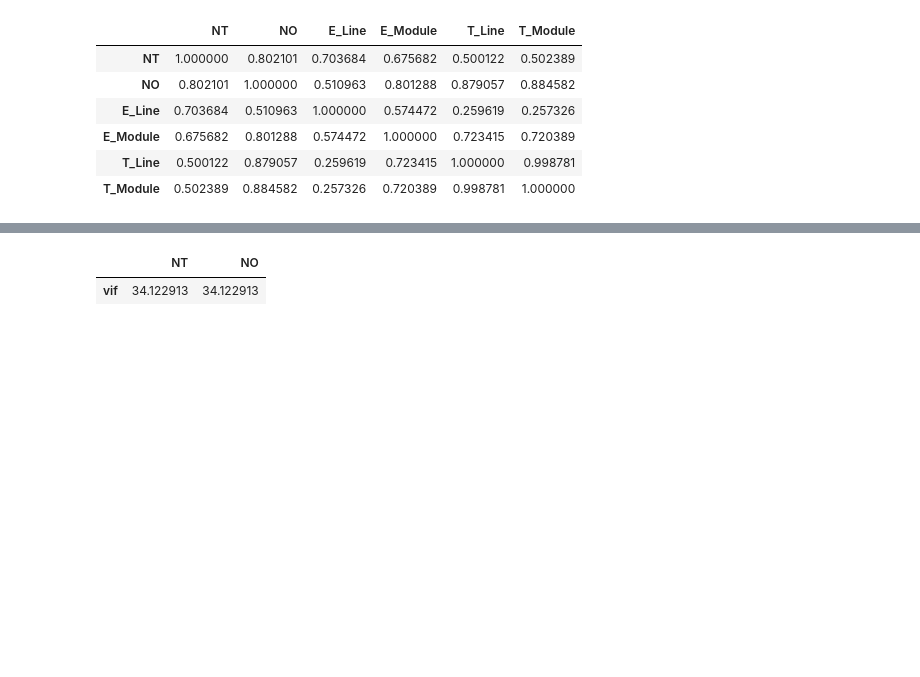
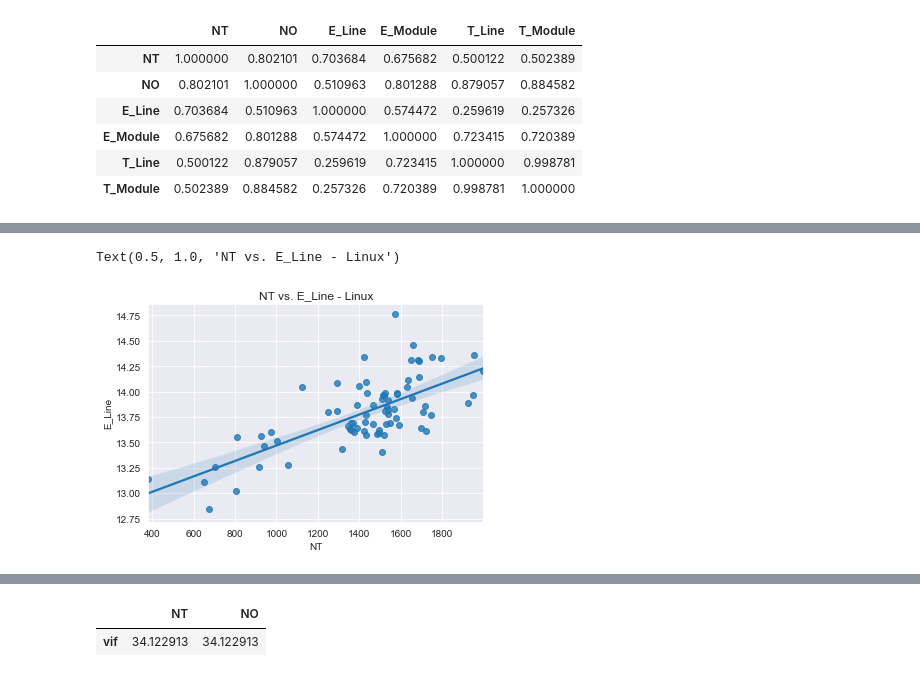
Before and after one commit to housemex408/iROIEstimator, a Jupyter notebook: scripts/notebook/data_analysis/Replication (Linux Major Versions).ipynb, the cells around one changed output, grey strips where cells are left out. Saved outputs shown, nothing was run; the diff lists cells and outputs as text; code cells hidden in the pictures; blank space fills up the shorter version.

```diff
--- a/scripts/notebook/data_analysis/Replication (Linux Major Versions).ipynb
+++ b/scripts/notebook/data_analysis/Replication (Linux Major Versions).ipynb
@@ -87,0 +85,7 @@ sns.heatmap(corr, xticklabels=corr.columns, yticklabels=corr.columns, cmap='RdBu
+# %%
+sns.set_style("darkgrid")
+line_effort = sns.regplot(x=c.NT, y="E_Line", data=df)
+plt.title('NT vs. E_Line - {0}'.format("Linux"))
+# %% [output]
+Text(0.5, 1.0, 'NT vs. E_Line - Linux')
+[figure, added]
```
Also changed, not shown: parts of 8 cells of this notebook, 7 other files.
